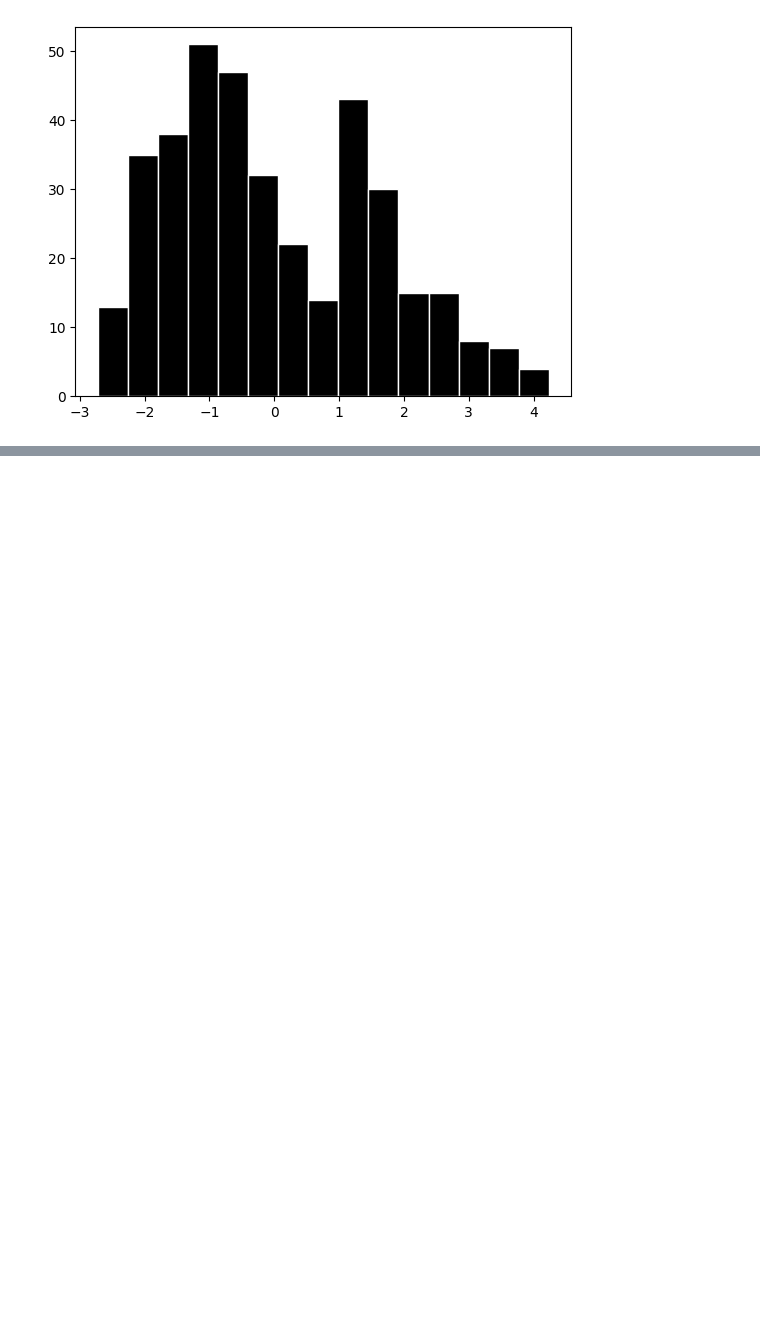
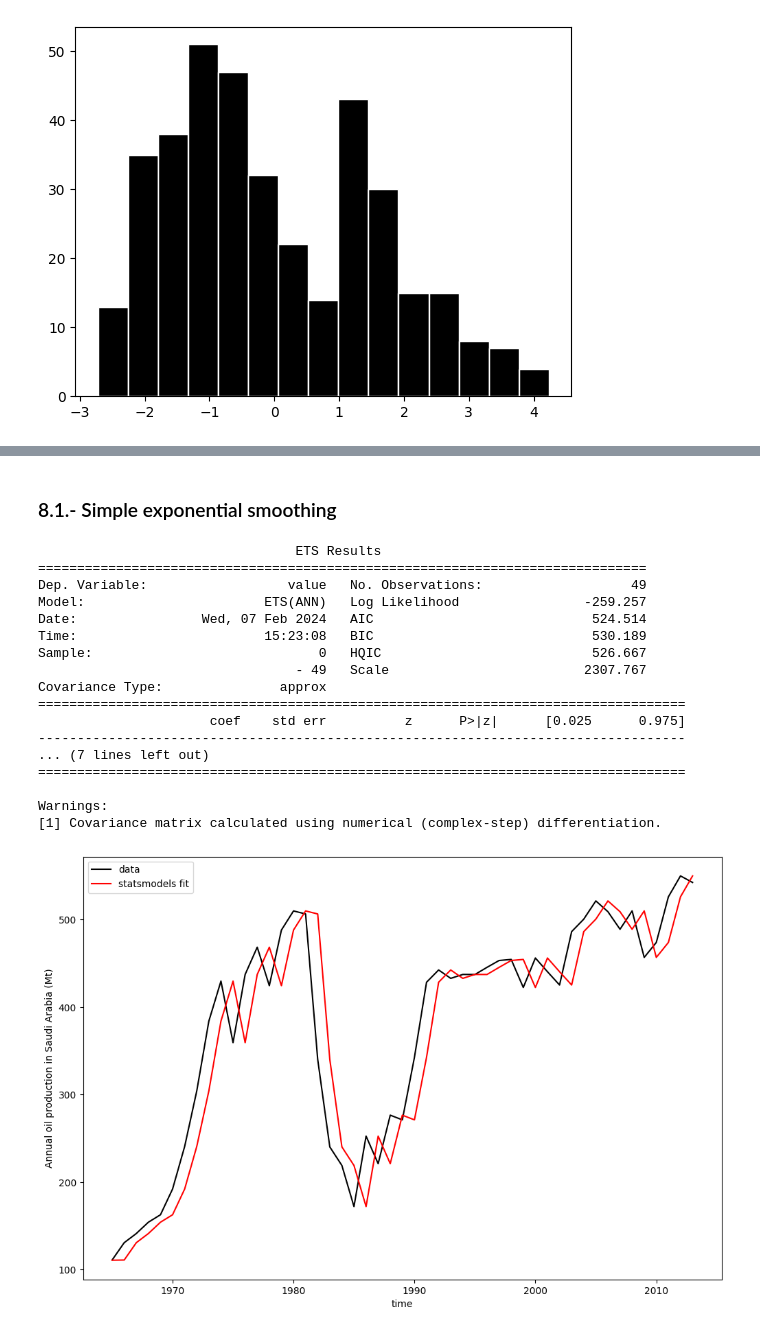
Before and after one commit to Fran-GS-96/Forecasting, a Jupyter notebook: forecasting.ipynb, the cells around one changed output, grey strips where cells are left out. Saved outputs shown, nothing was run; the diff lists cells and outputs as text; code cells hidden in the pictures; blank space fills up the shorter version.

Commit message:
Starting with chapter 8 exponential smoothing

```diff
--- a/forecasting.ipynb
+++ b/forecasting.ipynb
@@ -896,7 +934,8 @@ R2-adjusted: 0.9752923756702632
 # %%
 fig = plt.figure(figsize=(12,8))
 plt.plot(df,label = 'Data', color = 'black')
-plt.plot(df.index,reg.predict(X), label = 'Model',color = 'red')
+#plt.plot(df.index,reg.predict(X), label = 'Model',color = 'red')
+plt.plot(df.index,results.predict(sm.add_constant(X)), label = 'Model',color = 'red')
 plt.legend()
 # %% [output]
 <matplotlib.legend.Legend at 0x...>
@@ -987,0 +1031,2 @@ R2-adjusted: 0.9524335867735445
+# %% [markdown]
+### 8.1.- Simple exponential smoothing
@@ -987,0 +1054,44 @@ R2-adjusted: 0.9524335867735445
+# %%
+plt.figure(figsize = (12,8))
+
+oil = df['value']
+
+model = ETSModel(oil,
+                error="add",
+                trend = None,
+                seasonal= None)
+                #damped_trend=True,
+                #seasonal_periods= )
+
+fit = model.fit(maxiter=10000)
+
+oil.plot(label="data",color = 'black')
+fit.fittedvalues.plot(label="statsmodels fit",color = 'red')
+plt.ylabel("Annual oil production in Saudi Arabia (Mt)")
+
+# obtained from R
+#params_R = [0.99989969, 0.11888177503085334, 0.80000197, 36.46466837, 34.72584983]
+#yhat = model.smooth(params_R).fittedvalues
+#yhat.plot(label="R fit", linestyle="--")
+
+plt.legend()
+print(fit.summary())
+# %% [output]
+                                 ETS Results
+==============================================================================
+Dep. Variable:                  value   No. Observations:                   49
+Model:                       ETS(ANN)   Log Likelihood                -259.257
+Date:                Wed, 07 Feb 2024   AIC                            524.514
+Time:                        15:23:08   BIC                            530.189
+Sample:                             0   HQIC                           526.667
+                                 - 49   Scale                         2307.767
+Covariance Type:               approx
+===================================================================================
+                      coef    std err          z      P>|z|      [0.025      0.975]
+-----------------------------------------------------------------------------------
+... (7 lines left out)
+===================================================================================
+
+Warnings:
+[1] Covariance matrix calculated using numerical (complex-step) differentiation.
+[figure, added]
```
Also changed, not shown: parts of 30 cells of this notebook.
